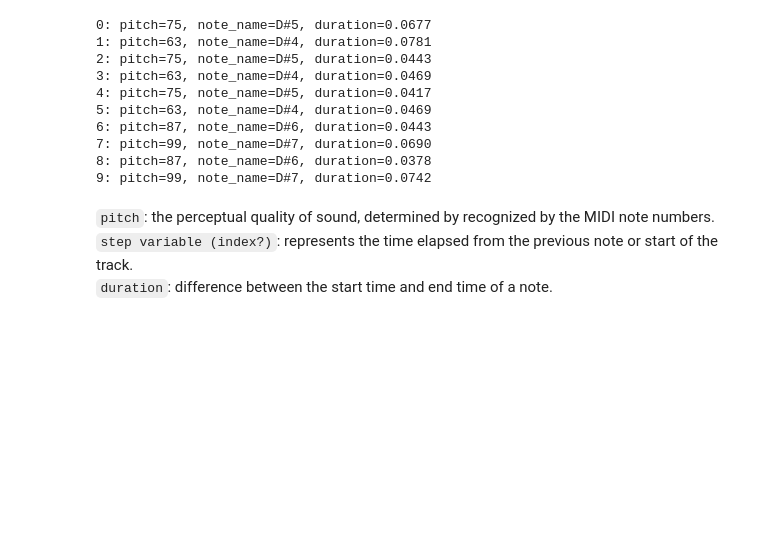
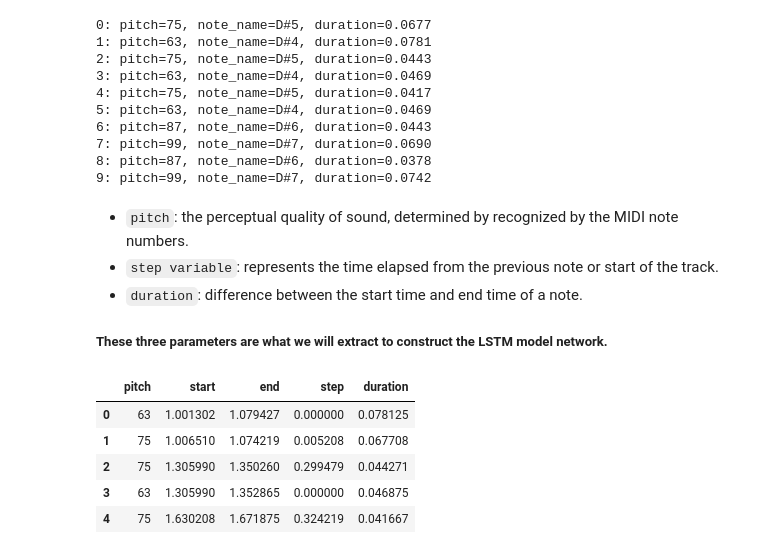
Before and after one commit to Barry0121/AudioVisualizer, a Jupyter notebook: dev/MusicGenearationLSTM/MusicLSTM.ipynb, the cells around one changed output. Saved outputs shown, nothing was run; the diff lists cells and outputs as text; code cells hidden in the pictures; blank space fills up the shorter version.

```diff
--- a/dev/MusicGenearationLSTM/MusicLSTM.ipynb
+++ b/dev/MusicGenearationLSTM/MusicLSTM.ipynb
@@ -68,6 +68,41 @@ for index, note in enumerate(instrument.notes[:10]): # look at the first 10 note
 8: pitch=87, note_name=D#6, duration=0.0378
 9: pitch=99, note_name=D#7, duration=0.0742
 # %% [markdown]
-`pitch`: the perceptual quality of sound, determined by recognized by the MIDI note numbers. <br>
-`step variable (index?)`: represents the time elapsed from the previous note or start of the track. <br>
-`duration`: difference between the start time and end time of a note. <br>
+* `pitch`: the perceptual quality of sound, determined by recognized by the MIDI note numbers.
+* `step variable`: represents the time elapsed from the previous note or start of the track.
+* `duration`: difference between the start time and end time of a note.
+##### These three parameters are what we will extract to construct the LSTM model network.
+# %%
+# Extracting the notes from the sample MIDI file
+
+def midi_to_notes(midi_file: str) -> pd.DataFrame:
+    """Extract pitch, step variable, and duration from a given midi_file"""
+    pm = pretty_midi.PrettyMIDI(midi_file)
+    instrument = pm.instruments[0]
+    notes = collections.defaultdict(list)
+
+    # Sort the notes by start time
+    sorted_notes = sorted(instrument.notes, key=lambda note: note.start)
+    prev_start = sorted_notes[0].start
+
+    for note in sorted_notes:
+        start = note.start
+        end = note.end
+        notes['pitch'].append(note.pitch)
+        notes['start'].append(start)
+        notes['end'].append(end)
+        notes['step'].append(start - prev_start)
+        notes['duration'].append(end - start)
+        prev_start = start
+
+    return pd.DataFrame({name: np.array(value) for name, value in notes.items()}) # cast list to array in defaultlist
+# %%
+raw_notes = midi_to_notes(sample_file)
+raw_notes.head()
+# %% [output]
+|  | pitch | start | end | step | duration |
+| 0 | 63 | 1.001302 | 1.079427 | 0.000000 | 0.078125 |
+| 1 | 75 | 1.006510 | 1.074219 | 0.005208 | 0.067708 |
+| 2 | 75 | 1.305990 | 1.350260 | 0.299479 | 0.044271 |
+| 3 | 63 | 1.305990 | 1.352865 | 0.000000 | 0.046875 |
+| 4 | 75 | 1.630208 | 1.671875 | 0.324219 | 0.041667 |
```
Also changed, not shown: parts of 14 cells of this notebook, 1 other file.
